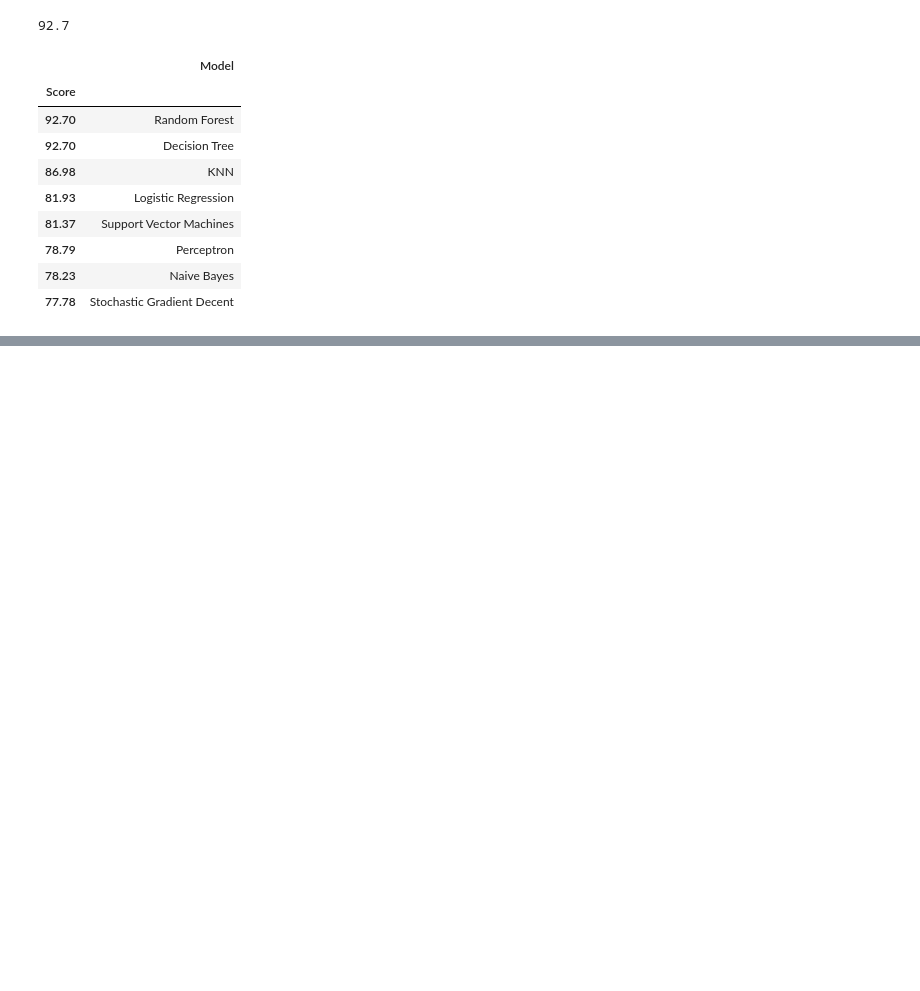
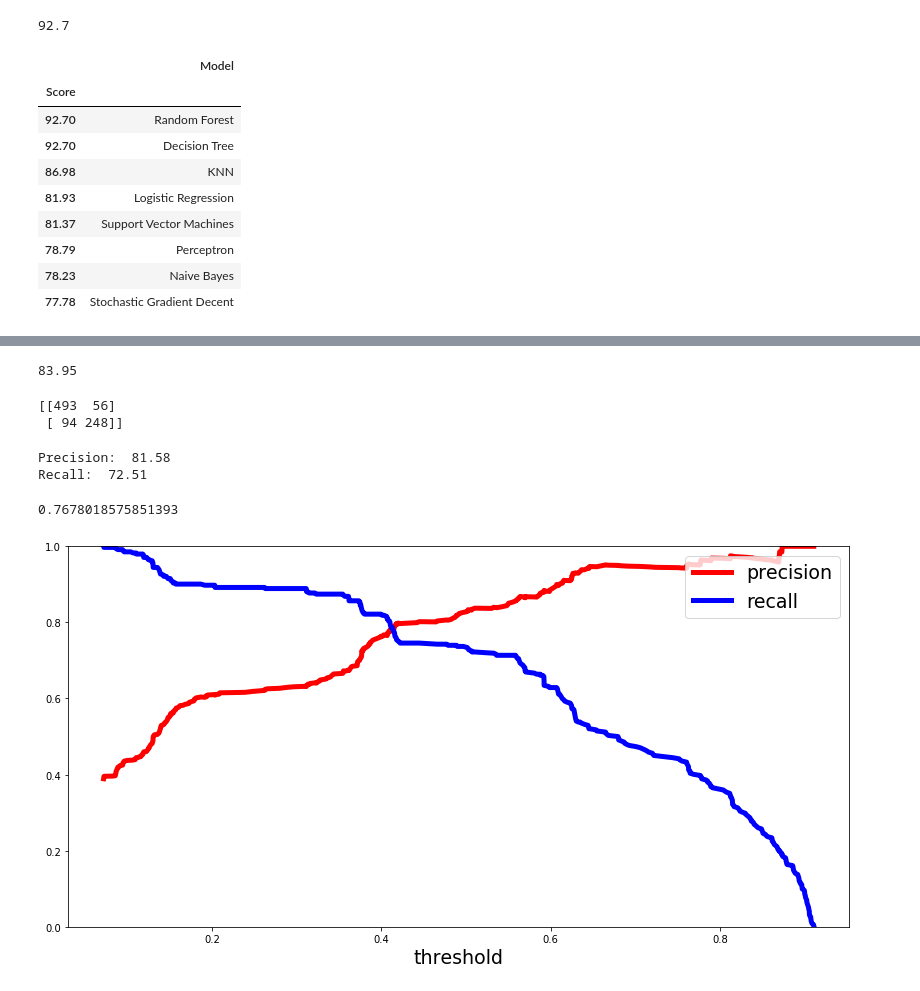
Before and after one commit to RachidJeffali/04_PredictingSurvivalTitanic, a Jupyter notebook: TitanicPrediction.ipynb, the cells around one changed output, grey strips where cells are left out. Cells and saved outputs as stored; diff of their text form; code cells hidden in the pictures; blank space fills up the shorter version.

```diff
--- a/TitanicPrediction.ipynb
+++ b/TitanicPrediction.ipynb
@@ -353,0 +422,67 @@ result_df
+# %%
+# Test New parameters
+random_forest = RandomForestClassifier(criterion = 'gini',
+                                       min_samples_leaf = 1,
+                                       min_samples_split = 100,
+                                       n_estimators = 100,
+                                       max_features = 'auto',
+                                       oob_score = True,
+                                       random_state = 1,
+                                       n_jobs = -1)
+
+random_forest.fit(x_train, y_train)
+Y_prediction = random_forest.predict(x_test)
+acc_random_forest_3 = round(random_forest.score(x_train, y_train) * 100, 2)
+print(acc_random_forest_3)
+# %% [output]
+83.95
+# %%
+# confusion matrix
+from sklearn.model_selection import cross_val_predict
+from sklearn.metrics import confusion_matrix
+
+predictions = cross_val_predict(random_forest, x_train, y_train, cv=3)
+cm = confusion_matrix(y_train, predictions)
+print(cm)
+# %% [output]
+[[493  56]
+ [ 94 248]]
+# %%
+# Precision and recall
+from sklearn.metrics import precision_score, recall_score
+print("Precision: ", round(precision_score(y_train, predictions) * 100, 2))
+print("Recall: ", round(recall_score(y_train, predictions)*100,2))
+# %% [output]
+Precision:  81.58
+Recall:  72.51
+# %%
+# F-score
+'''
+The F-score is computed with the harmonic mean of precision and recall.
+Note that it assigns much more weight to low values. As a result of that,
+the classifier will only get a high F-score, if both recall and precision are high.
+'''
+from sklearn.metrics import f1_score
+print(f1_score(y_train, predictions))
+# %% [output]
+0.7678018575851393
+# %%
+# plot precision and recall
+from sklearn.metrics import precision_recall_curve
+y_scores = random_forest.predict_proba(x_train)
+y_scores = y_scores[:,1]
+
+precision, recall, threshold = precision_recall_curve(y_train, y_scores)
+
+def plot_precision_and_recall(precision, recall, threshold):
+    plt.plot(threshold, precision[:-1], "r-", label="precision", linewidth=5)
+    plt.plot(threshold, recall[:-1], "b", label="recall", linewidth=5)
+    plt.xlabel("threshold", fontsize=19)
+    plt.legend(loc="upper right", fontsize=19)
+    plt.ylim([0, 1])
+
+plt.figure(figsize=(14, 7))
+plot_precision_and_recall(precision, recall, threshold)
+plt.show()
+# %% [output]
+[figure, added]
```
Also changed, not shown: parts of 8 cells of this notebook.
